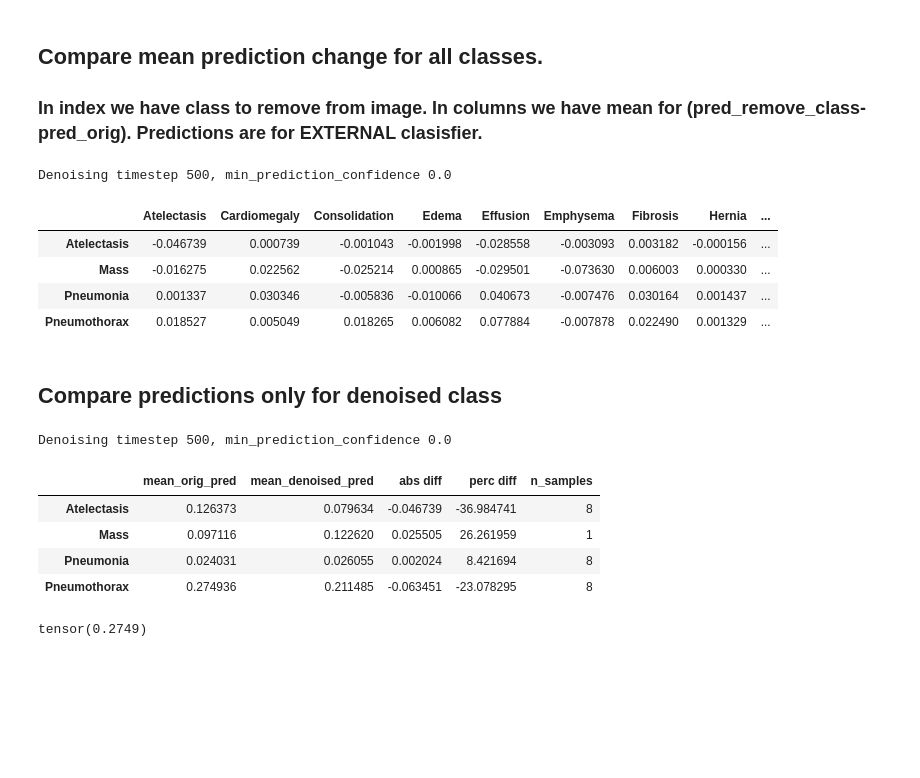
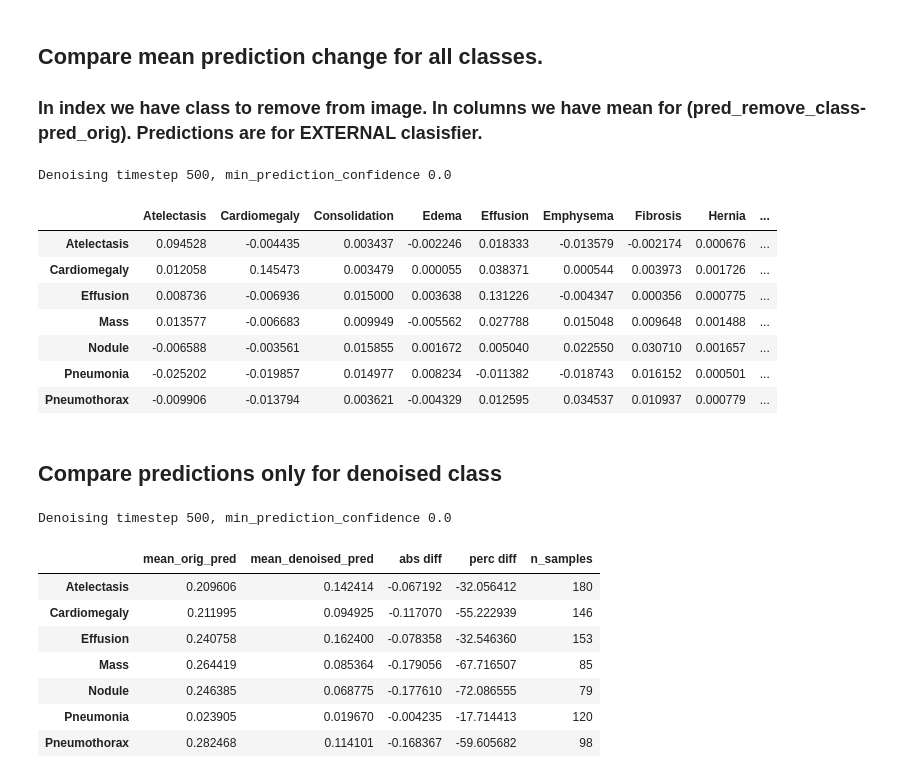
Before and after one commit to pskiers/Joint-Diffusion-in-Latent-Space, a Jupyter notebook: jk_sample_with_guidance.ipynb, the cells around one changed output. Saved outputs shown, nothing was run; the diff lists cells and outputs as text; code cells hidden in the pictures; blank space fills up the shorter version.

```diff
--- a/jk_sample_with_guidance.ipynb
+++ b/jk_sample_with_guidance.ipynb
@@ -219,7 +219,7 @@ for class_ in ["Mass"]:
 import matplotlib.pyplot as plt
 import matplotlib.patches as patches
 # %%
-idx_from_batch = 5
+idx_from_batch = 77
 
 fig, axes = plt.subplots(1, 3, figsize=(12, 4))
 
@@ -289,45 +289,48 @@ import torch
 # %%
 T = 500
 min_prediction_confidence = 0.0
 cl_list = ["Atelectasis","Cardiomegaly","Consolidation","Edema","Effusion","Emphysema","Fibrosis", "Hernia","Infiltration", "Mass", "Nodule","Pleural_Thickening","Pneumonia","Pneumothorax","No Finding"]
-folder_to_save='vce_results_3'
+folder_to_save='vce_guide_to_1'
 indexes = []
 data = []
 for cl_index, class_ in enumerate(cl_list):
     try:
         x_samples =torch.load(f'{folder_to_save}/T{T}_{class_}_x_samples.pt')
         pred_o = torch.load(f'{folder_to_save}/T{T}_{class_}_pred_o.pt')
         img_original = torch.load(f'{folder_to_save}/T{T}_{class_}_img_original.pt')
         pred_o_ext = torch.load(f'{folder_to_save}/T{T}_{class_}_pred_o_ext.pt')
         pred_ext = torch.load(f'{folder_to_save}/T{T}_{class_}_pred_ext.pt')
         bbox = torch.load(f'{folder_to_save}/T{T}_{class_}_bbox.pt')
 
         mask = torch.nn.functional.sigmoid(pred_o_ext[:, cl_index])>=min_prediction_confidence
 
         diff = ((torch.nn.functional.sigmoid(pred_ext[mask])-(torch.nn.functional.sigmoid(pred_o_ext[mask])))/1).mean(dim=0)
         indexes.append(class_)
         data.append(diff)
     except:
        pass
 
 print(f"Denoising timestep {T}, min_prediction_confidence {min_prediction_confidence}")
 df=pandas.DataFrame(data, columns=cl_list, index=indexes)
 df= df.applymap(lambda x: x.item())
-df.style.highlight_min(color = 'lightgreen', axis = 1)
+df.style.highlight_max(color = 'lightgreen', axis = 1)
 # %% [output]
 Denoising timestep 500, min_prediction_confidence 0.0
 |  | Atelectasis | Cardiomegaly | Consolidation | Edema | Effusion | Emphysema | Fibrosis | Hernia | ... |
-| Atelectasis | -0.046739 | 0.000739 | -0.001043 | -0.001998 | -0.028558 | -0.003093 | 0.003182 | -0.000156 | ... |
-| Mass | -0.016275 | 0.022562 | -0.025214 | 0.000865 | -0.029501 | -0.073630 | 0.006003 | 0.000330 | ... |
-| Pneumonia | 0.001337 | 0.030346 | -0.005836 | -0.010066 | 0.040673 | -0.007476 | 0.030164 | 0.001437 | ... |
-| Pneumothorax | 0.018527 | 0.005049 | 0.018265 | 0.006082 | 0.077884 | -0.007878 | 0.022490 | 0.001329 | ... |
+| Atelectasis | 0.094528 | -0.004435 | 0.003437 | -0.002246 | 0.018333 | -0.013579 | -0.002174 | 0.000676 | ... |
+| Cardiomegaly | 0.012058 | 0.145473 | 0.003479 | 0.000055 | 0.038371 | 0.000544 | 0.003973 | 0.001726 | ... |
+| Effusion | 0.008736 | -0.006936 | 0.015000 | 0.003638 | 0.131226 | -0.004347 | 0.000356 | 0.000775 | ... |
+| Mass | 0.013577 | -0.006683 | 0.009949 | -0.005562 | 0.027788 | 0.015048 | 0.009648 | 0.001488 | ... |
+| Nodule | -0.006588 | -0.003561 | 0.015855 | 0.001672 | 0.005040 | 0.022550 | 0.030710 | 0.001657 | ... |
+| Pneumonia | -0.025202 | -0.019857 | 0.014977 | 0.008234 | -0.011382 | -0.018743 | 0.016152 | 0.000501 | ... |
+| Pneumothorax | -0.009906 | -0.013794 | 0.003621 | -0.004329 | 0.012595 | 0.034537 | 0.010937 | 0.000779 | ... |
 # %% [markdown]
 ## Compare predictions only for denoised class
 # %%
 T = 500
 min_prediction_confidence = 0.0
 cl_list = ["Atelectasis","Cardiomegaly","Consolidation","Edema","Effusion","Emphysema","Fibrosis", "Hernia","Infiltration", "Mass", "Nodule","Pleural_Thickening","Pneumonia","Pneumothorax","No Finding"]
-folder_to_save='vce_results_3'
+folder_to_save='vce_scale0'
 indexes = []
 data = []
 for cl_index, class_ in enumerate(cl_list):
@@ -358,11 +361,10 @@ df#.style.highlight_min(color = 'lightgreen', axis = 0)
 # %% [output]
 Denoising timestep 500, min_prediction_confidence 0.0
 |  | mean_orig_pred | mean_denoised_pred | abs diff | perc diff | n_samples |
-| Atelectasis | 0.126373 | 0.079634 | -0.046739 | -36.984741 | 8 |
-| Mass | 0.097116 | 0.122620 | 0.025505 | 26.261959 | 1 |
-| Pneumonia | 0.024031 | 0.026055 | 0.002024 | 8.421694 | 8 |
-| Pneumothorax | 0.274936 | 0.211485 | -0.063451 | -23.078295 | 8 |
+| Atelectasis | 0.209606 | 0.142414 | -0.067192 | -32.056412 | 180 |
+| Cardiomegaly | 0.211995 | 0.094925 | -0.117070 | -55.222939 | 146 |
+| Effusion | 0.240758 | 0.162400 | -0.078358 | -32.546360 | 153 |
+| Mass | 0.264419 | 0.085364 | -0.179056 | -67.716507 | 85 |
+| Nodule | 0.246385 | 0.068775 | -0.177610 | -72.086555 | 79 |
+| Pneumonia | 0.023905 | 0.019670 | -0.004235 | -17.714413 | 120 |
+| Pneumothorax | 0.282468 | 0.114101 | -0.168367 | -59.605682 | 98 |
-# %%
-pred_o_ext_class
-# %% [output]
-tensor(0.2749)
```
Also changed, not shown: parts of 2 cells of this notebook, 3 other files.
